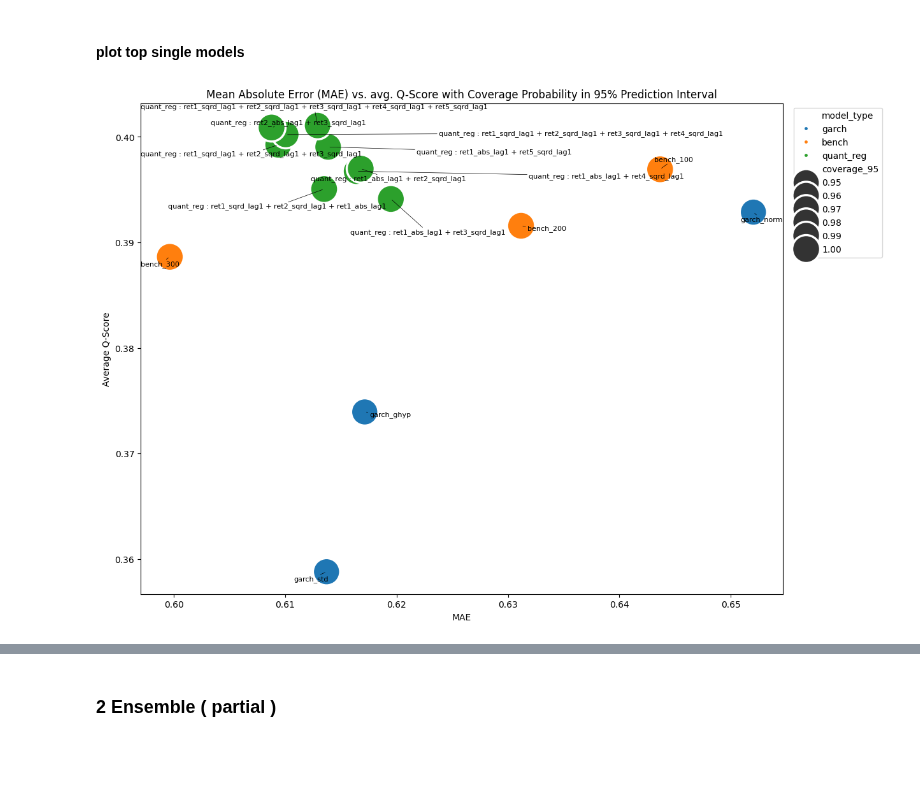
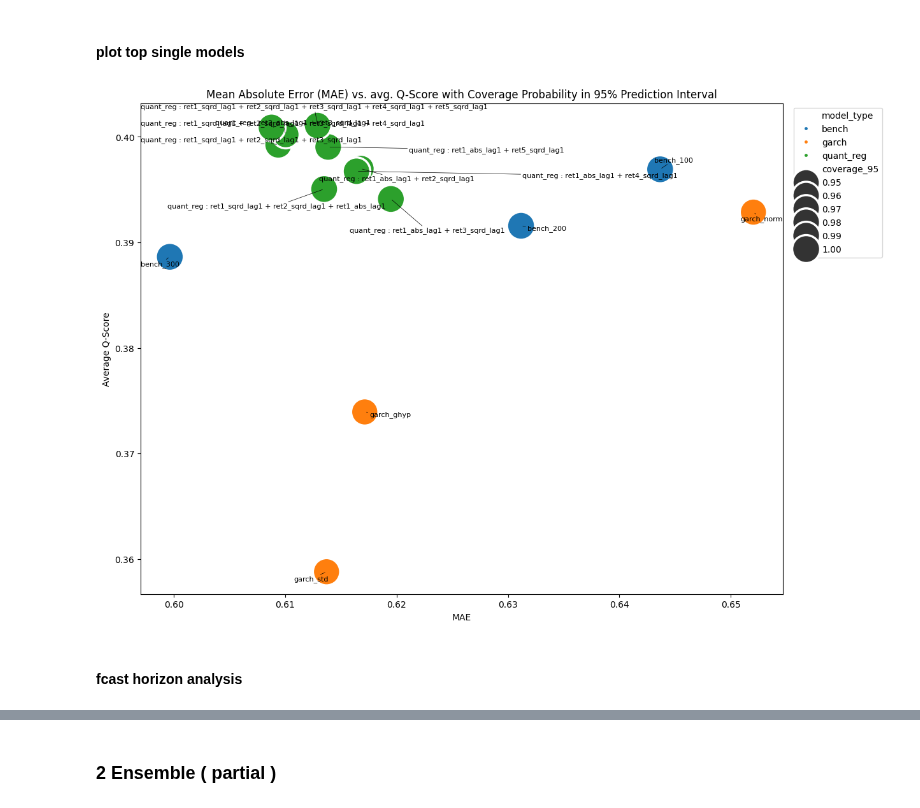
Before and after one commit to hikotei/2023_11-PTSFC, a Jupyter notebook: energy/2024_03_30 !!! plot n eval DAX ens.ipynb, the cells around one changed output, grey strips where cells are left out. Drawn from its saved outputs; the diff is of its cells as text; code cells hidden in the pictures; blank space fills up the shorter version.

Commit message:
plots

```diff
--- a/energy/2024_03_30 !!! plot n eval DAX ens.ipynb
+++ b/energy/2024_03_30 !!! plot n eval DAX ens.ipynb
@@ -162,31 +163,36 @@ df = res_df_1.head(15).copy()
 # Add model type as column
 df['model_type'] = 'bench'
 df.loc[df.index.str.contains('quant_reg'), 'model_type'] = 'quant_reg'
 df.loc[df.index.str.contains('garch'), 'model_type'] = 'garch'
+
+# sort df alphabetically by model name
+df = df.sort_index()
 
 # Bubble plot using Seaborn
 plt.figure(figsize=(13, 10))
 sns.scatterplot(x='mae_q0.5', y='avg_qscore', size='coverage_95', hue='model_type',
                 data=df, sizes=(100, 1000), size_norm=(0,1), legend='brief')
 
 # Adding model names below the bubbles
 texts = []
 for model, row in df.iterrows():
     texts.append(plt.text(row['mae_q0.5'], row['avg_qscore'], model,
                           ha='center', va='center', fontsize=8))
 
 # Adjust text positions with increased space around text and points
 adjust_text(texts, expand=(1.2,2), arrowprops=dict(arrowstyle="-", color='k', lw=0.5))
 
 # Customizing labels
 plt.xlabel('MAE')
 plt.ylabel('Average Q-Score')
 plt.title('Mean Absolute Error (MAE) vs. avg. Q-Score with Coverage Probability in 95% Prediction Interval')
 
 # Placing legend outside the plot area on the top right
 plt.legend(bbox_to_anchor=(1.01, 1), loc='upper left')
 
 plt.savefig('plots/dax_1ens_1overview_bubble_plot.pdf', dpi=300, bbox_inches='tight')
 plt.show()
 # %% [output]
-[figure, old version]
+[figure, new version]
+# %% [markdown]
+#### fcast horizon analysis
```
Also changed, not shown: parts of 7 cells of this notebook, 11 other files.
